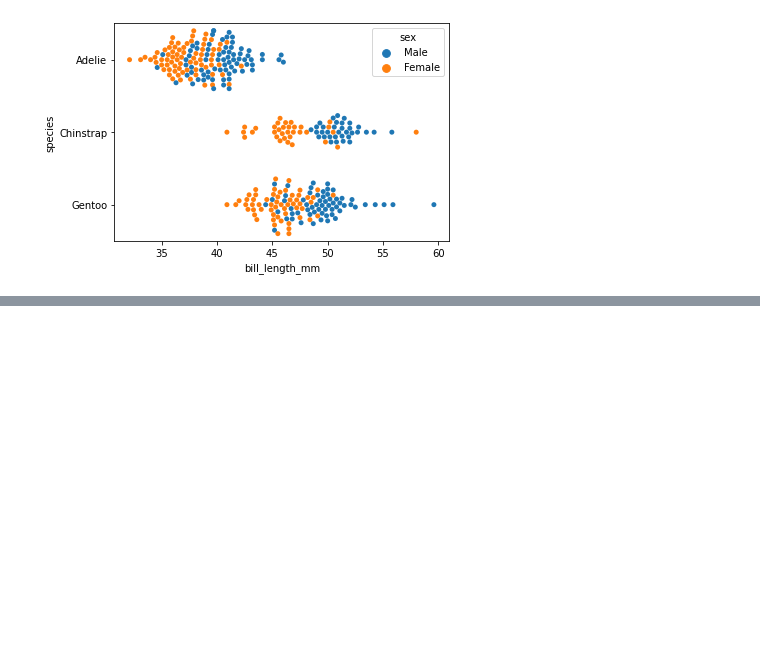
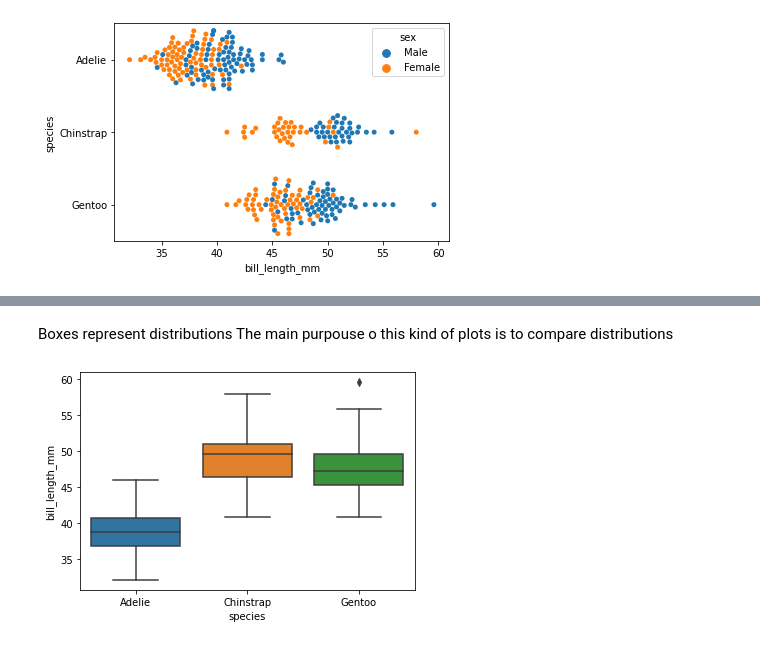
Before and after one commit to jorgegmartin/Master_Data_Science, a Jupyter notebook: 07_Visualization_with_Python/02_VisualizationWithPythonSeaborn_LectureNotes.ipynb, the cells around one changed output, grey strips where cells are left out. Cells and saved outputs as stored; diff of their text form; code cells hidden in the pictures; blank space fills up the shorter version.

```diff
--- a/07_Visualization_with_Python/02_VisualizationWithPythonSeaborn_LectureNotes.ipynb
+++ b/07_Visualization_with_Python/02_VisualizationWithPythonSeaborn_LectureNotes.ipynb
@@ -148,0 +153,8 @@ sns.swarmplot(data = penguins, x= 'bill_length_mm', y = 'species', hue= 'sex')
+# %% [markdown]
+Boxes represent distributions
+The main purpouse o this kind of plots is to compare distributions
+# %%
+sns.boxplot(data=penguins, x='species', y='bill_length_mm')
+plt.show()
+# %% [output]
+[figure, added]
```
Also changed, not shown: parts of 28 cells of this notebook, 1 other file.
